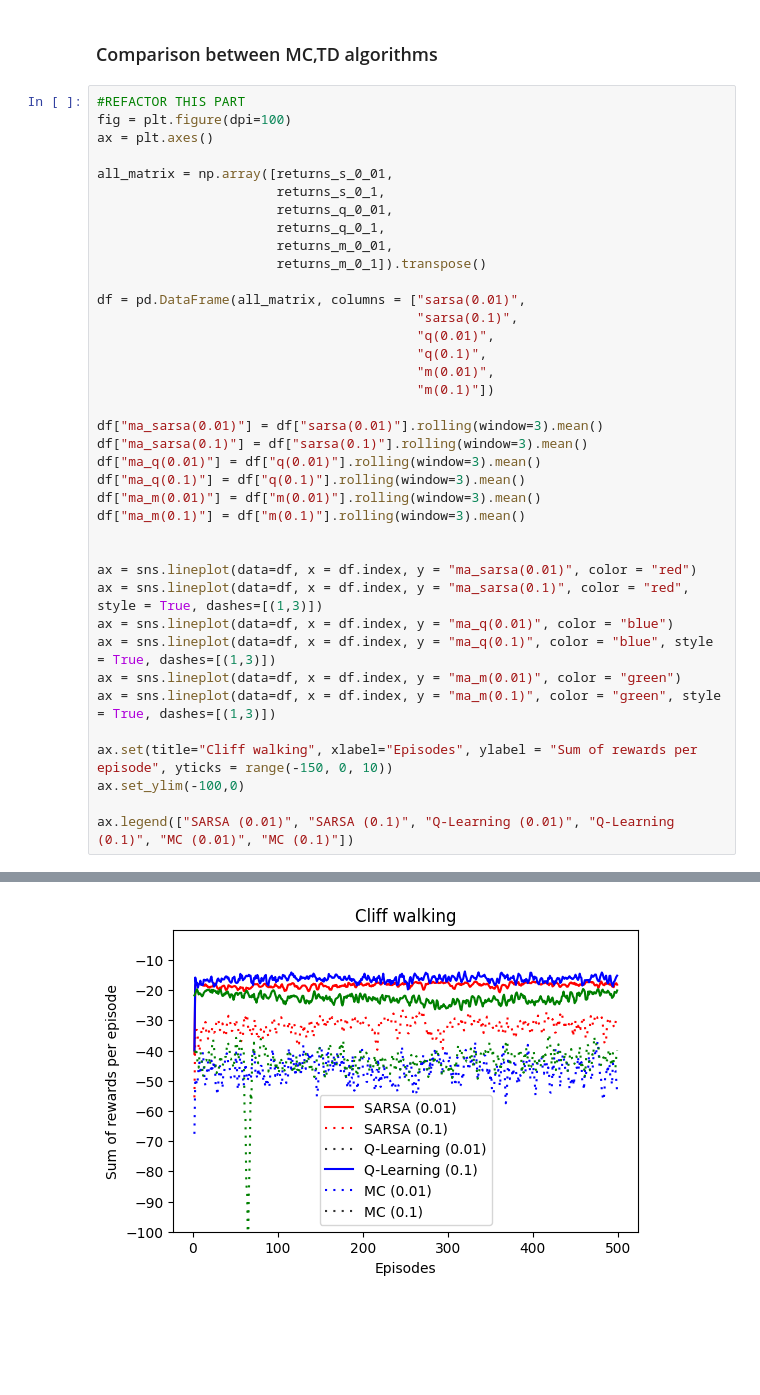
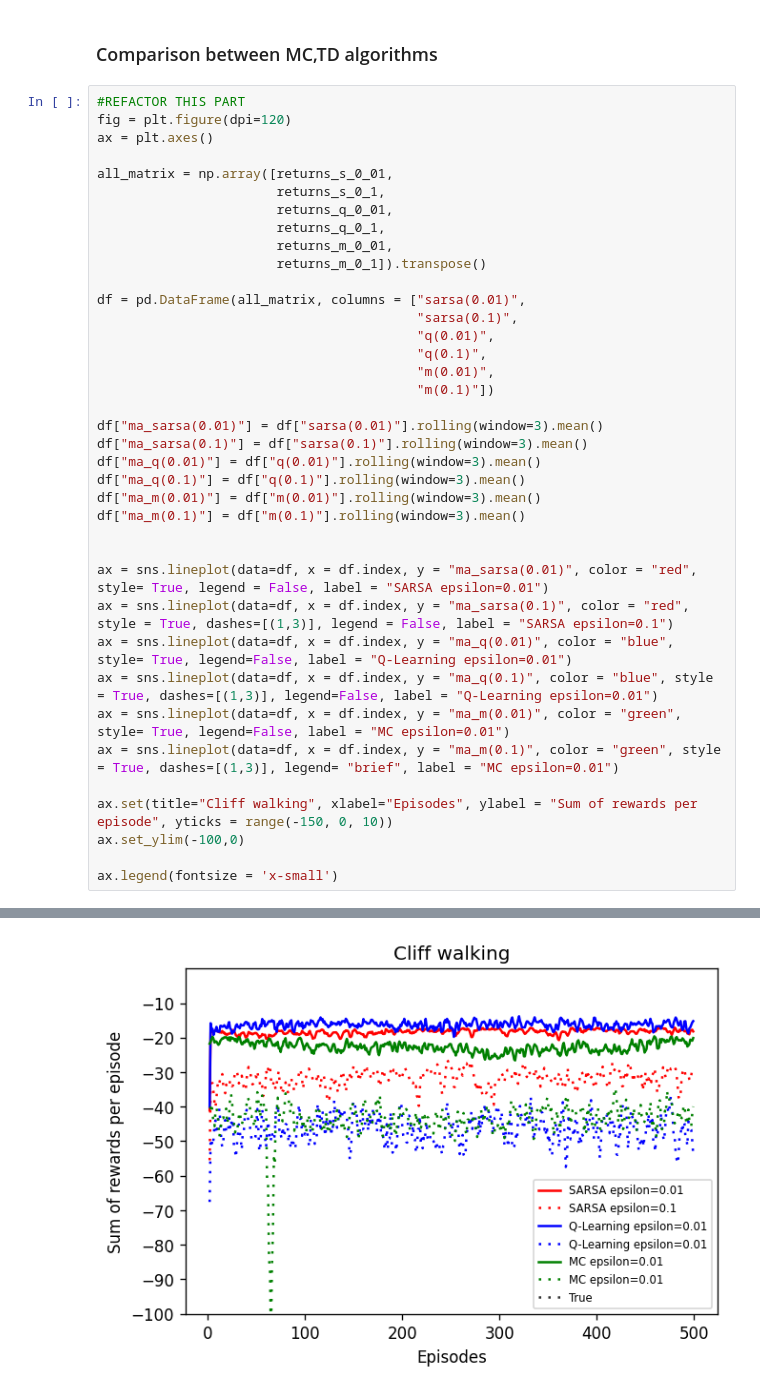
Before and after one commit to Db-Lau/Reinforcement-Learning-Course, a Jupyter notebook: MC_TD.ipynb, the cells around one changed output, grey strips where cells are left out. Drawn from its saved outputs; the diff is of its cells as text; blank space fills up the shorter version.

Commit message:
Update graph

```diff
--- a/MC_TD.ipynb
+++ b/MC_TD.ipynb
@@ -245,42 +245,42 @@ m1.best_policy(Q)
 ### Comparison between MC,TD algorithms
 # %%
 #REFACTOR THIS PART
-fig = plt.figure(dpi=100)
+fig = plt.figure(dpi=120)
 ax = plt.axes()
 
 all_matrix = np.array([returns_s_0_01,
                        returns_s_0_1,
                        returns_q_0_01,
                        returns_q_0_1,
                        returns_m_0_01,
                        returns_m_0_1]).transpose()
 
 df = pd.DataFrame(all_matrix, columns = ["sarsa(0.01)",
                                          "sarsa(0.1)",
                                          "q(0.01)",
                                          "q(0.1)",
                                          "m(0.01)",
                                          "m(0.1)"])
 
 df["ma_sarsa(0.01)"] = df["sarsa(0.01)"].rolling(window=3).mean()
 df["ma_sarsa(0.1)"] = df["sarsa(0.1)"].rolling(window=3).mean()
 df["ma_q(0.01)"] = df["q(0.01)"].rolling(window=3).mean()
 df["ma_q(0.1)"] = df["q(0.1)"].rolling(window=3).mean()
 df["ma_m(0.01)"] = df["m(0.01)"].rolling(window=3).mean()
 df["ma_m(0.1)"] = df["m(0.1)"].rolling(window=3).mean()
 
 
-ax = sns.lineplot(data=df, x = df.index, y = "ma_sarsa(0.01)", color = "red")
-ax = sns.lineplot(data=df, x = df.index, y = "ma_sarsa(0.1)", color = "red", style = True, dashes=[(1,3)])
-ax = sns.lineplot(data=df, x = df.index, y = "ma_q(0.01)", color = "blue")
-ax = sns.lineplot(data=df, x = df.index, y = "ma_q(0.1)", color = "blue", style = True, dashes=[(1,3)])
-ax = sns.lineplot(data=df, x = df.index, y = "ma_m(0.01)", color = "green")
-ax = sns.lineplot(data=df, x = df.index, y = "ma_m(0.1)", color = "green", style = True, dashes=[(1,3)])
+ax = sns.lineplot(data=df, x = df.index, y = "ma_sarsa(0.01)", color = "red", style= True, legend = False, label = "SARSA epsilon=0.01")
+ax = sns.lineplot(data=df, x = df.index, y = "ma_sarsa(0.1)", color = "red",  style = True, dashes=[(1,3)], legend = False, label = "SARSA epsilon=0.1")
+ax = sns.lineplot(data=df, x = df.index, y = "ma_q(0.01)", color = "blue", style= True, legend=False, label = "Q-Learning epsilon=0.01")
+ax = sns.lineplot(data=df, x = df.index, y = "ma_q(0.1)", color = "blue", style = True, dashes=[(1,3)], legend=False, label = "Q-Learning epsilon=0.01")
+ax = sns.lineplot(data=df, x = df.index, y = "ma_m(0.01)", color = "green", style= True, legend=False, label = "MC epsilon=0.01")
+ax = sns.lineplot(data=df, x = df.index, y = "ma_m(0.1)", color = "green", style = True, dashes=[(1,3)], legend= "brief", label = "MC epsilon=0.01")
 
 ax.set(title="Cliff walking", xlabel="Episodes", ylabel = "Sum of rewards per episode", yticks = range(-150, 0, 10))
 ax.set_ylim(-100,0)
 
-ax.legend(["SARSA (0.01)", "SARSA (0.1)", "Q-Learning (0.01)", "Q-Learning (0.1)", "MC (0.01)", "MC (0.1)"])
+ax.legend(fontsize = 'x-small')
 # %% [output]
 <matplotlib.legend.Legend at 0x...>
-[figure, old version]
+[figure, new version]
```
